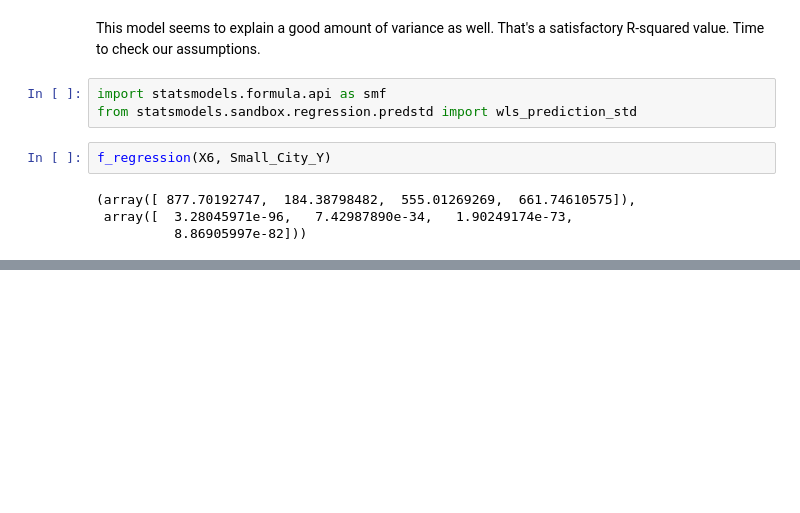
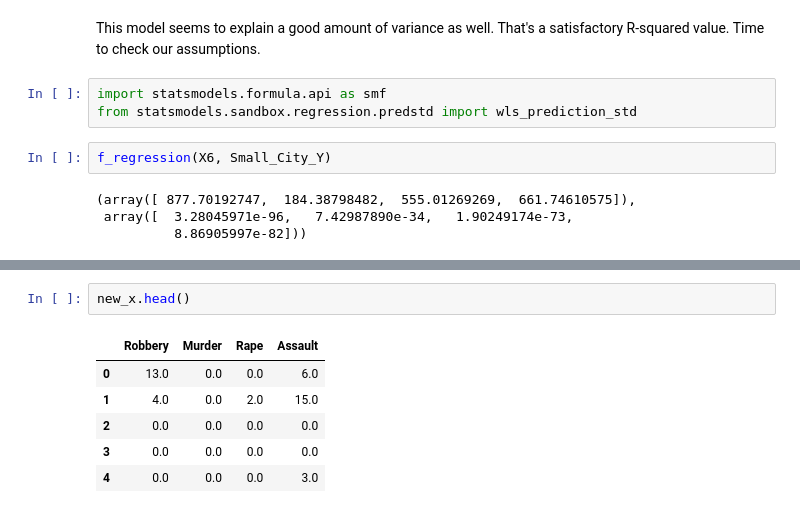
Before and after one commit to Schmidt8181/NY_Crime2013, a Jupyter notebook: NY_Crime_2013.ipynb, the cells around one changed output, grey strips where cells are left out. Drawn from its saved outputs; the diff is of its cells as text; blank space fills up the shorter version.

```diff
--- a/NY_Crime_2013.ipynb
+++ b/NY_Crime_2013.ipynb
@@ -362,0 +404,9 @@ ValueError: Found input variables with inconsistent numbers of samples: [481, 47
+# %%
+new_x.head()
+# %% [output]
+|  | Robbery | Murder | Rape | Assault |
+| 0 | 13.0 | 0.0 | 0.0 | 6.0 |
+| 1 | 4.0 | 0.0 | 2.0 | 15.0 |
+| 2 | 0.0 | 0.0 | 0.0 | 0.0 |
+| 3 | 0.0 | 0.0 | 0.0 | 0.0 |
+| 4 | 0.0 | 0.0 | 0.0 | 3.0 |
```
Also changed, not shown: parts of 24 cells of this notebook.
